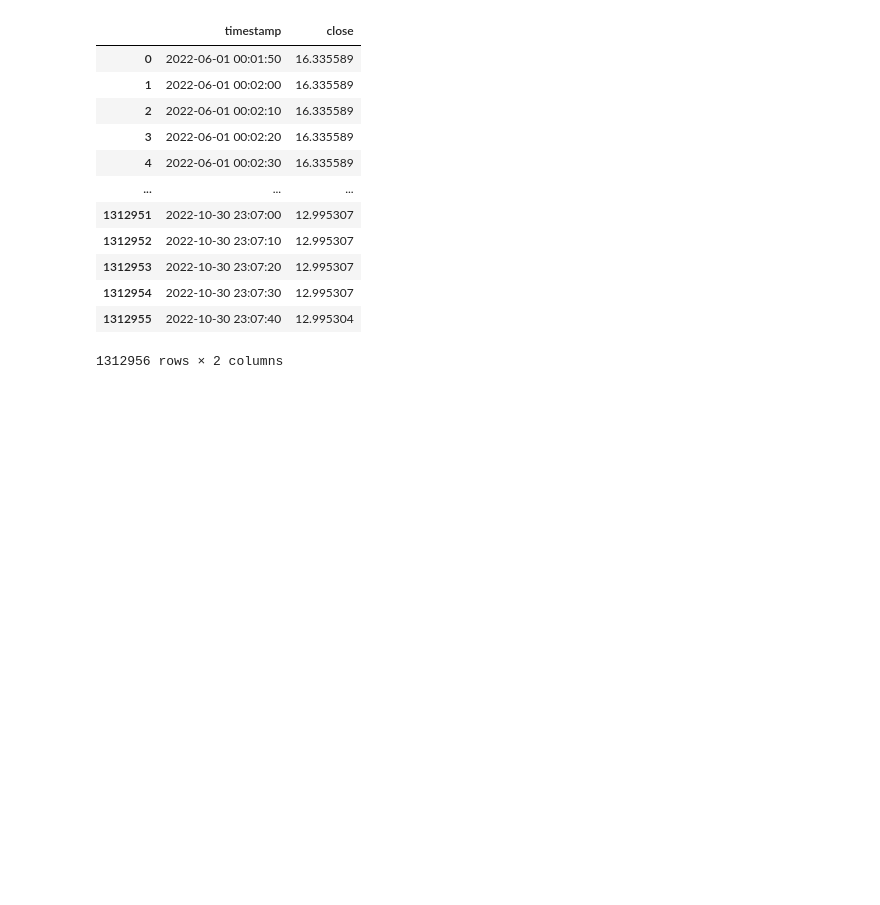
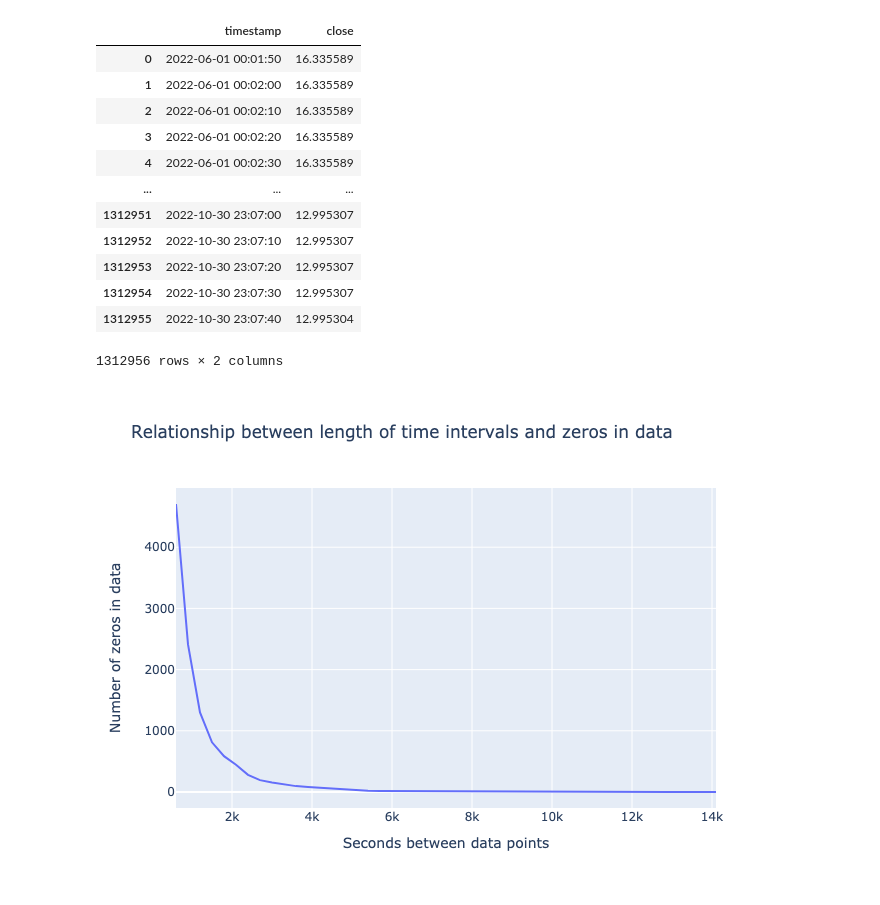
Before and after one commit to overlay-market/overlay-risk, a Jupyter notebook: scripts/noise_addition_exploration.ipynb, the cells around one changed output. Drawn from its saved outputs; the diff is of its cells as text; code cells hidden in the pictures; blank space fills up the shorter version.

Commit message:
Relationship b/w length of time intervals and 0s in data

```diff
--- a/scripts/noise_addition_exploration.ipynb
+++ b/scripts/noise_addition_exploration.ipynb
@@ -415,7 +415,25 @@ uni_spot
 | 1312955 | 2022-10-30 23:07:40 | 12.995304 |
 1312956 rows × 2 columns
 # %%
+# Get multiple dfs with different 10, 15, 20, ... min time intervals
 dfs = []
-
-for i in range(600, 7200, 300):
+step_rng = range(600, 14400, 300)
+for i in step_rng:
     dfs.append(change_interval(uni_spot, 'timestamp', 'close', i))
+# %%
+# Get number of zeros for each df
+lrs = []
+for i in range(len(dfs)):
+    lrs.append(log_returns(dfs[i].close))
+# %%
+# Count the number of zeros in each sublist of log returns
+zero_counts = [sublist.count(0) for sublist in lrs]
+
+plt = px.line(
+    x=list(step_rng), y=zero_counts,
+    labels={'x': 'Seconds between data points', 'y': 'Number of zeros in data'},
+    title='Relationship between length of time intervals and zeros in data'
+)
+plt.show() if interact_chart else Image(plt.to_image(format="png"))
+# %% [output]
+[figure, added]
```
Also changed, not shown: parts of 4 cells of this notebook.
